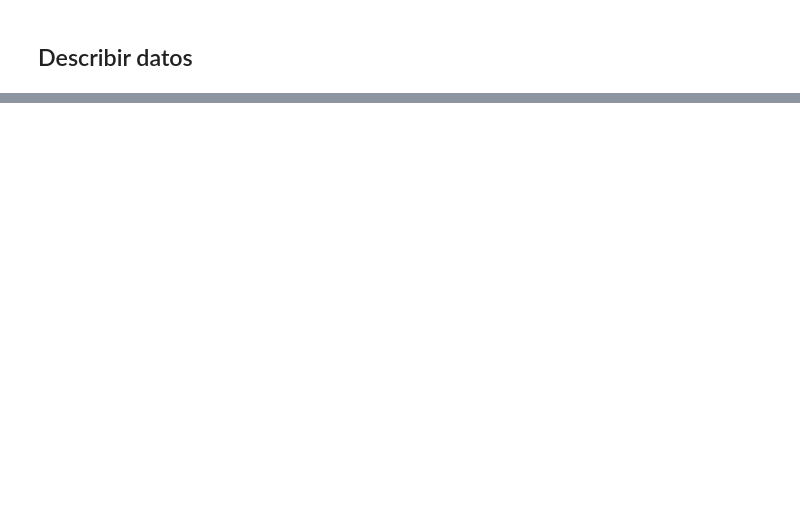
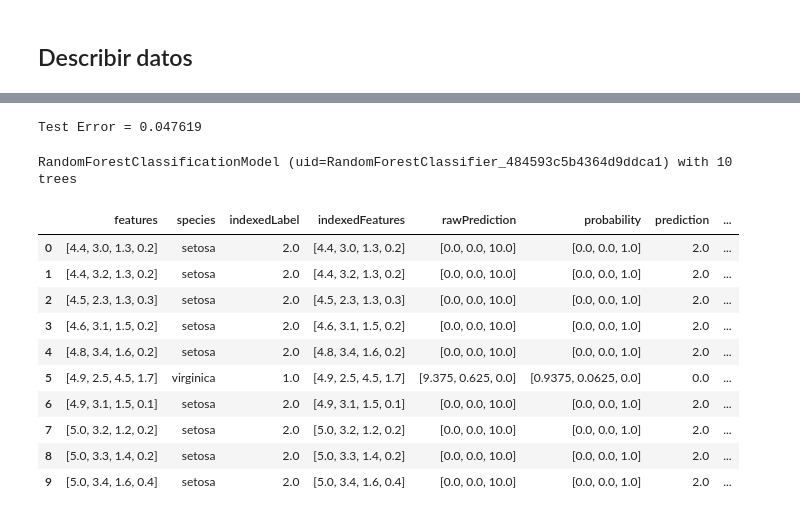
Before and after one commit to juanunam/taller_spark, a Jupyter notebook: random_forest/RandomForest.ipynb, the cells around one changed output, grey strips where cells are left out. Saved outputs shown, nothing was run; the diff lists cells and outputs as text; code cells hidden in the pictures; blank space fills up the shorter version.

Commit message:
All Random Forest

```diff
--- a/random_forest/RandomForest.ipynb
+++ b/random_forest/RandomForest.ipynb
@@ -398,0 +521,13 @@ https://spark.apache.org/docs/2.2.0/mllib-decision-tree.html
+# %%
+# Convert indexed labels back to original labels.
+labelConverter = IndexToString(inputCol="prediction", outputCol="predictedLabel",
+                               labels=labelIndexer.labels)
+# %%
+# Chain indexers and forest in a Pipeline
+pipeline = Pipeline(stages=[labelIndexer, featureIndexer, rf, labelConverter])
+# %%
+# Train model.  This also runs the indexers.
+model = pipeline.fit(trainingData)
+# %%
+# Make predictions.
+predictions = model.transform(testData)
@@ -398,0 +548,27 @@ https://spark.apache.org/docs/2.2.0/mllib-decision-tree.html
+# %%
+# Select (prediction, true label) and compute test error
+evaluator = MulticlassClassificationEvaluator(
+    labelCol="indexedLabel", predictionCol="prediction", metricName="accuracy")
+accuracy = evaluator.evaluate(predictions)
+print("Test Error = %g" % (1.0 - accuracy))
+# %% [output]
+Test Error = 0.047619
+# %%
+rfModel = model.stages[2]
+print(rfModel)  # summary only
+# %% [output]
+RandomForestClassificationModel (uid=RandomForestClassifier_484593c5b4364d9ddca1) with 10 trees
+# %%
+predictions.limit(10).toPandas()
+# %% [output]
+|  | features | species | indexedLabel | indexedFeatures | rawPrediction | probability | prediction | ... |
+| 0 | [4.4, 3.0, 1.3, 0.2] | setosa | 2.0 | [4.4, 3.0, 1.3, 0.2] | [0.0, 0.0, 10.0] | [0.0, 0.0, 1.0] | 2.0 | ... |
+| 1 | [4.4, 3.2, 1.3, 0.2] | setosa | 2.0 | [4.4, 3.2, 1.3, 0.2] | [0.0, 0.0, 10.0] | [0.0, 0.0, 1.0] | 2.0 | ... |
+| 2 | [4.5, 2.3, 1.3, 0.3] | setosa | 2.0 | [4.5, 2.3, 1.3, 0.3] | [0.0, 0.0, 10.0] | [0.0, 0.0, 1.0] | 2.0 | ... |
+| 3 | [4.6, 3.1, 1.5, 0.2] | setosa | 2.0 | [4.6, 3.1, 1.5, 0.2] | [0.0, 0.0, 10.0] | [0.0, 0.0, 1.0] | 2.0 | ... |
+| 4 | [4.8, 3.4, 1.6, 0.2] | setosa | 2.0 | [4.8, 3.4, 1.6, 0.2] | [0.0, 0.0, 10.0] | [0.0, 0.0, 1.0] | 2.0 | ... |
+| 5 | [4.9, 2.5, 4.5, 1.7] | virginica | 1.0 | [4.9, 2.5, 4.5, 1.7] | [9.375, 0.625, 0.0] | [0.9375, 0.0625, 0.0] | 0.0 | ... |
+| 6 | [4.9, 3.1, 1.5, 0.1] | setosa | 2.0 | [4.9, 3.1, 1.5, 0.1] | [0.0, 0.0, 10.0] | [0.0, 0.0, 1.0] | 2.0 | ... |
+| 7 | [5.0, 3.2, 1.2, 0.2] | setosa | 2.0 | [5.0, 3.2, 1.2, 0.2] | [0.0, 0.0, 10.0] | [0.0, 0.0, 1.0] | 2.0 | ... |
+| 8 | [5.0, 3.3, 1.4, 0.2] | setosa | 2.0 | [5.0, 3.3, 1.4, 0.2] | [0.0, 0.0, 10.0] | [0.0, 0.0, 1.0] | 2.0 | ... |
+| 9 | [5.0, 3.4, 1.6, 0.4] | setosa | 2.0 | [5.0, 3.4, 1.6, 0.4] | [0.0, 0.0, 10.0] | [0.0, 0.0, 1.0] | 2.0 | ... |
```
Also changed, not shown: parts of 88 cells of this notebook, 2 other files.
